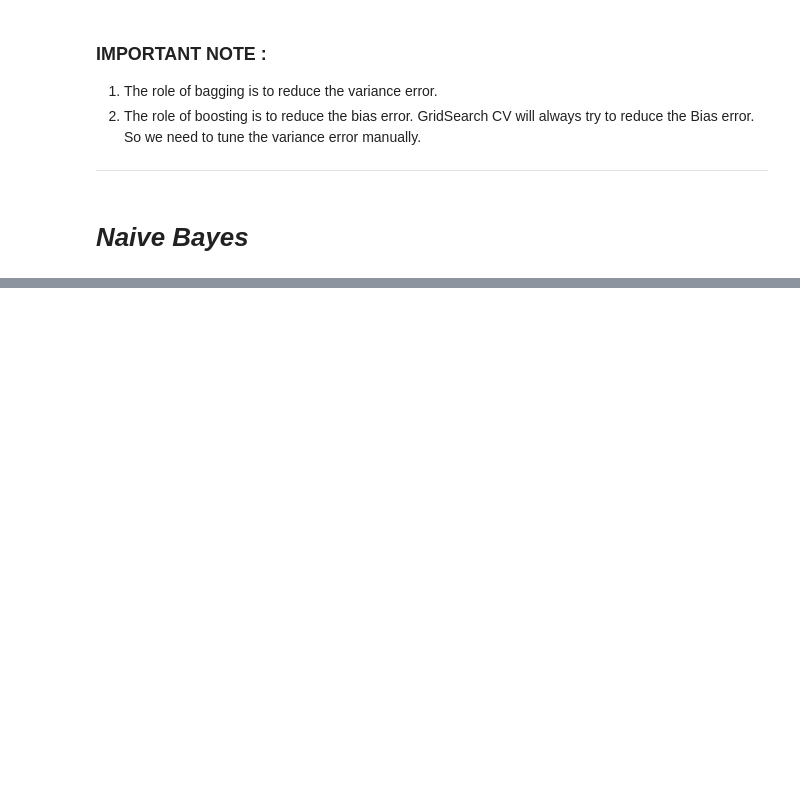
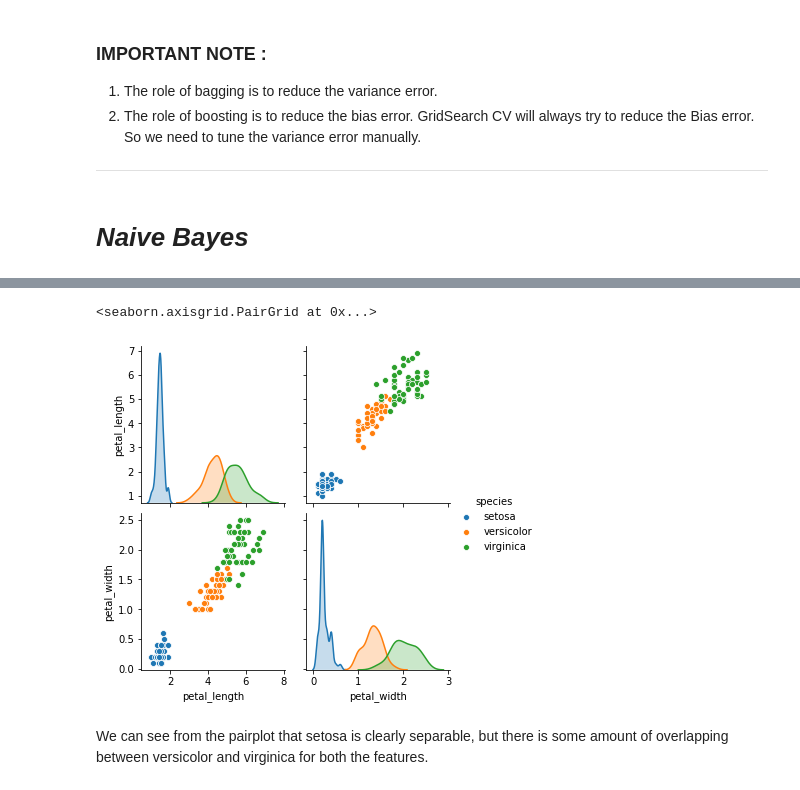
Before and after one commit to pratikasarkar/Supervised-Learning---Classification, a Jupyter notebook: Complete_Classification_Guide_By_Pratik_Asarkar.ipynb, the cells around one changed output, grey strips where cells are left out. Saved outputs shown, nothing was run; the diff lists cells and outputs as text; code cells hidden in the pictures; blank space fills up the shorter version.

```diff
--- a/Complete_Classification_Guide_By_Pratik_Asarkar.ipynb
+++ b/Complete_Classification_Guide_By_Pratik_Asarkar.ipynb
@@ -1357,3 +1348,7 @@ Random Forest  :  0.9073436054046548  --  0.0016871844134126847
 ---
 # %% [markdown]
 # ***Naive Bayes***
+# %%
+df_iris = pd.read_csv('/content/gdrive/My Drive/iris.csv')
+# %%
+iris = df_iris.drop(['sepal_length','sepal_width'],axis = 1)
@@ -1359,0 +1364,7 @@ Random Forest  :  0.9073436054046548  --  0.0016871844134126847
+# %%
+sns.pairplot(iris,hue='species')
+# %% [output]
+<seaborn.axisgrid.PairGrid at 0x...>
+[figure, added]
+# %% [markdown]
+We can see from the pairplot that setosa is clearly separable, but there is some amount of overlapping between versicolor and virginica for both the features.
```
Also changed, not shown: parts of 36 cells of this notebook.
